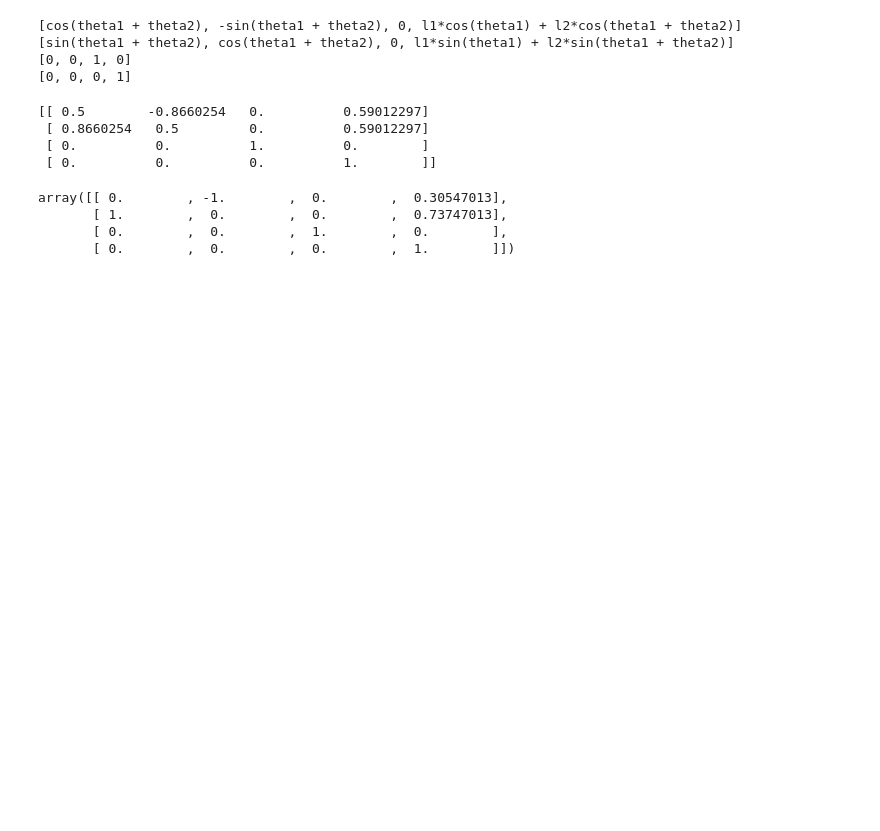
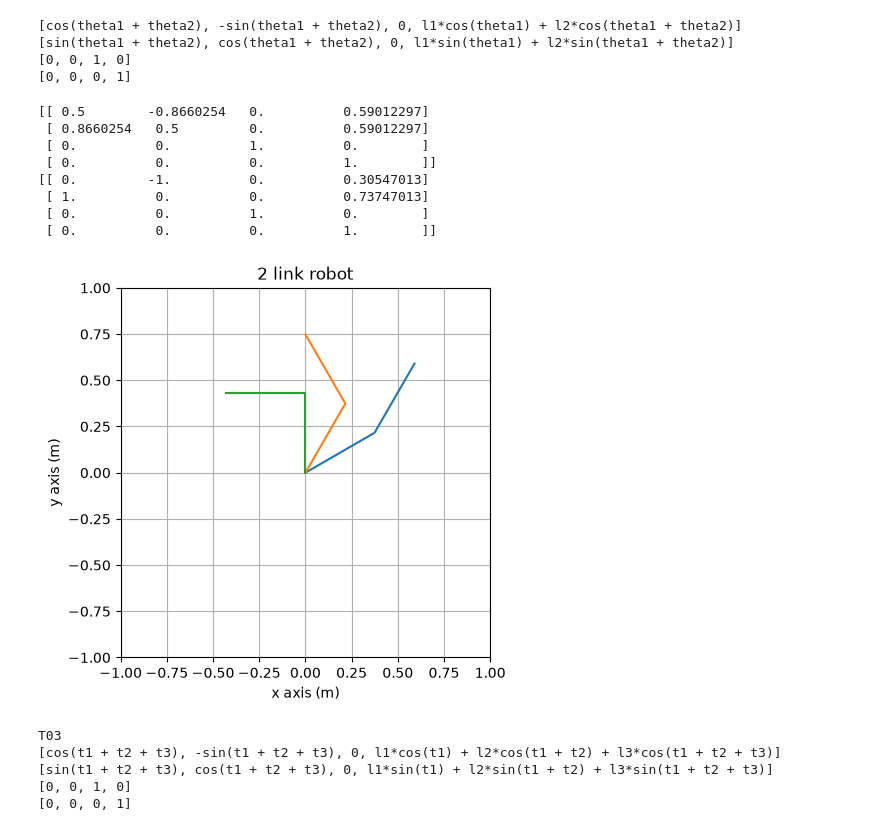
Before and after one commit to qlkdkd/robotics, a Jupyter notebook: c3_2_기구학.ipynb, the cells around one changed output. Drawn from its saved outputs; the diff is of its cells as text; code cells hidden in the pictures; blank space fills up the shorter version.

```diff
--- a/c3_2_기구학.ipynb
+++ b/c3_2_기구학.ipynb
@@ -32,37 +34,104 @@ for i in A02:
 [0, 0, 1, 0]
 [0, 0, 0, 1]
 # %%
+# mat ex3.2
 from numpy import cos, sin, pi
 import numpy as np
+import matplotlib.pyplot as plt
 
 def solve(t1, t2, l1, l2):
     c1 = cos(t1); c2 = cos(t2)
     s1 = sin(t1); s2 = sin(t2)
     A01 = np.array([
         [c1, -s1, 0, l1*c1],
         [s1, c1, 0, l1*s1],
         [0, 0, 1, 0],
         [0, 0, 0, 1]
     ])
 
     A12 = np.array([
         [c2, -s2, 0, l2*c2],
         [s2, c2, 0, l2*s2],
         [0, 0, 1, 0],
         [0, 0, 0, 1]
     ])
 
     A02 = A01 @ A12
     return A02
 
-print(solve(pi/6, pi/6, 0.432, 0.432))
-(solve(pi/4, pi/4, 0.432, 0.432))
+a_30 = solve(pi/6, pi/6, 0.432, 0.432)
+a_45 = solve(pi/4, pi/4, 0.432, 0.432)
+
+print(a_30)
+print(a_45)
+
+l1 = 0.432; l2 = 0.432
+for i in range(1, 4):
+    t2 = pi / 6 * i; t1 = pi / 6 * i
+    x1 = l1 * cos(t1); y1 = l1 * sin(t1)
+
+    x = l1 * cos(t1) + l2 * cos(t1 + t2)
+    y = l1 * sin(t1) + l2 * sin(t1 + t2)
+
+    rx = [0, x1, x]
+    ry = [0, y1, y]
+    plt.plot(rx, ry, '-')
+
+plt.axis([-1, 1, -1, 1])
+plt.gca().set_aspect('equal', adjustable='box')
+plt.title('2 link robot')
+plt.xlabel('x axis (m)')
+plt.ylabel('y axis (m)')
+plt.grid(True)
 # %% [output]
 [[ 0.5        -0.8660254   0.          0.59012297]
  [ 0.8660254   0.5         0.          0.59012297]
  [ 0.          0.          1.          0.        ]
  [ 0.          0.          0.          1.        ]]
+[[ 0.         -1.          0.          0.30547013]
+ [ 1.          0.          0.          0.73747013]
+ [ 0.          0.          1.          0.        ]
+ [ 0.          0.          0.          1.        ]]
-array([[ 0.        , -1.        ,  0.        ,  0.30547013],
-       [ 1.        ,  0.        ,  0.        ,  0.73747013],
-       [ 0.        ,  0.        ,  1.        ,  0.        ],
-       [ 0.        ,  0.        ,  0.        ,  1.        ]])
+[figure, added]
+# %%
+# ex 3.2
+
+from sympy import symbols, sin, cos, trigsimp
+import numpy as np
+
+l1 = symbols('l1'); l2 = symbols('l2'); l3 = symbols('l3')
+t1 = symbols('t1'); t2 = symbols('t2'); t3 = symbols('t3')
+c1 = cos(t1); c2 = cos(t2); c3 = cos(t3)
+s1 = sin(t1); s2 = sin(t2); s3 = sin(t3)
+
+A01 = np.array([
+    [c1, -s1, 0, l1*c1],
+    [s1, c1, 0, l1*s1],
+    [0, 0, 1, 0],
+    [0, 0, 0, 1]
+])
+
+A12 = np.array([
+    [c2, -s2, 0, l2*c2],
+    [s2, c2, 0, l2*s2],
+    [0, 0, 1, 0],
+    [0, 0, 0, 1]
+])
+
+A23 = np.array([
+    [c3, -s3, 0, l3*c3],
+    [s3, c3, 0, l3*s3],
+    [0, 0, 1, 0],
+    [0, 0, 0, 1]
+])
+
+T03 = trigsimp(A01 @ A12 @ A23)
+print('T03')
+for i in T03:
+    print(i)
+# %% [output]
+T03
+[cos(t1 + t2 + t3), -sin(t1 + t2 + t3), 0, l1*cos(t1) + l2*cos(t1 + t2) + l3*cos(t1 + t2 + t3)]
+[sin(t1 + t2 + t3), cos(t1 + t2 + t3), 0, l1*sin(t1) + l2*sin(t1 + t2) + l3*sin(t1 + t2 + t3)]
+[0, 0, 1, 0]
+[0, 0, 0, 1]
```
Also changed, not shown: parts of 5 cells of this notebook.
